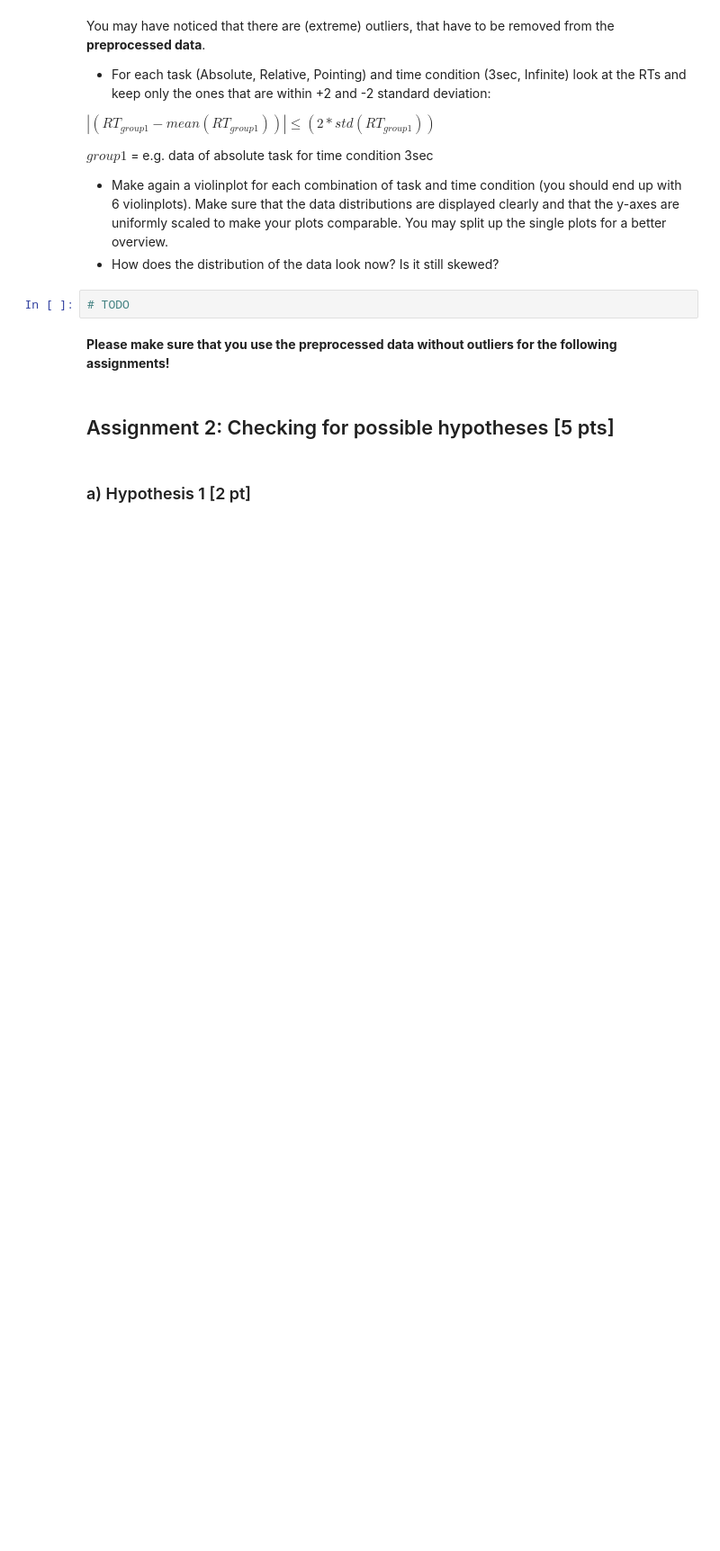
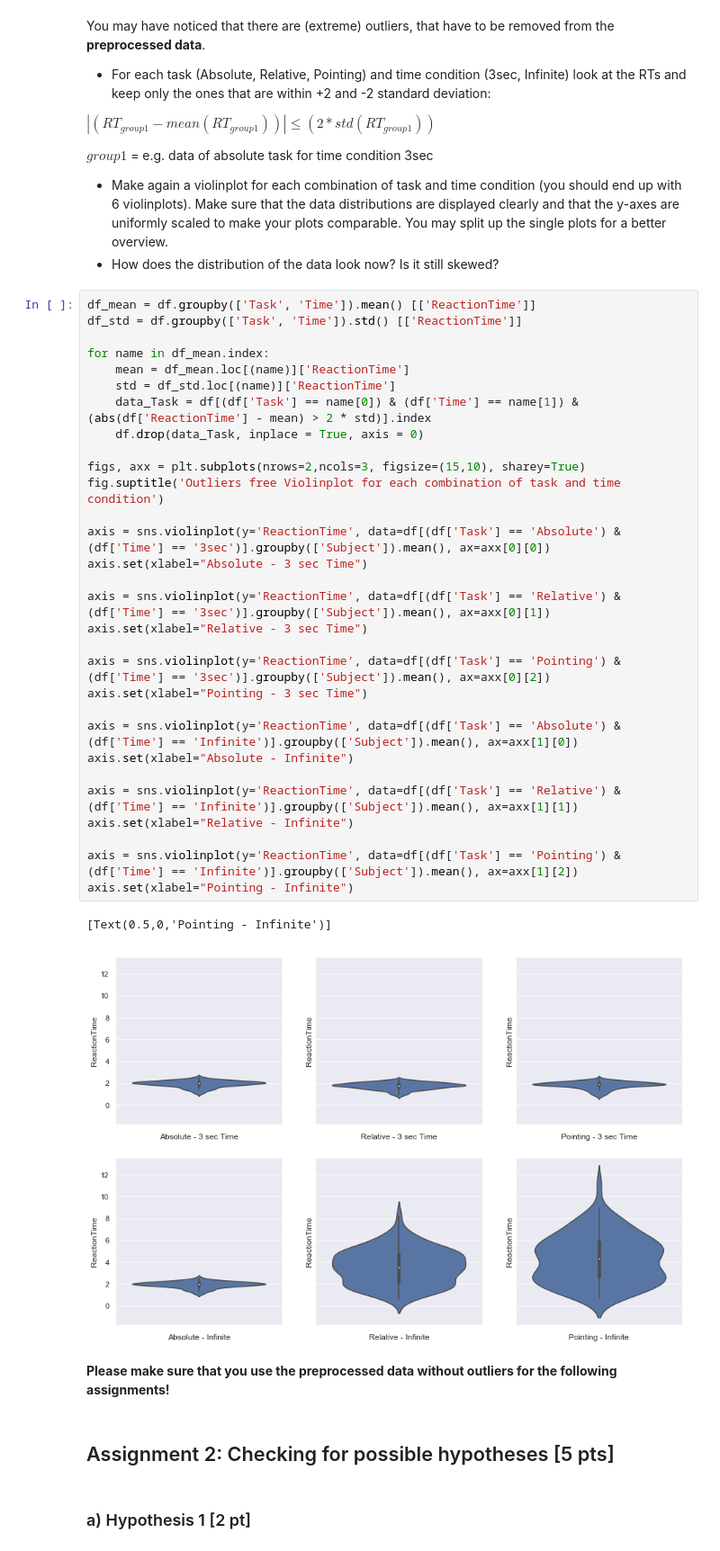
Before and after one commit to NBP-ACC/week-5-acc_7, a Jupyter notebook: sheet03-Copy1.ipynb, the cells around one changed output. Shown at 90% size. Drawn from its saved outputs; the diff is of its cells as text; blank space fills up the shorter version.

```diff
--- a/sheet03-Copy1.ipynb
+++ b/sheet03-Copy1.ipynb
@@ -117,8 +128,39 @@ $group1$ = e.g. data of absolute task for time condition 3sec
 
 - Make again a violinplot for each combination of task and time condition (you should end up with 6 violinplots). Make sure that the data distributions are displayed clearly and that the y-axes are uniformly scaled to make your plots comparable. You may split up the single plots for a better overview.
 - How does the distribution of the data look now? Is it still skewed?
-# %%
-# TODO
+# %%
+df_mean = df.groupby(['Task', 'Time']).mean() [['ReactionTime']]
+df_std = df.groupby(['Task', 'Time']).std() [['ReactionTime']]
+
+for name in df_mean.index:
+    mean = df_mean.loc[(name)]['ReactionTime']
+    std = df_std.loc[(name)]['ReactionTime']
+    data_Task = df[(df['Task'] == name[0]) & (df['Time'] == name[1]) & (abs(df['ReactionTime'] - mean) > 2 * std)].index
+    df.drop(data_Task, inplace = True, axis = 0)
+
+figs, axx = plt.subplots(nrows=2,ncols=3, figsize=(15,10), sharey=True)
+fig.suptitle('Outliers free Violinplot for each combination of task and time condition')
+
+axis = sns.violinplot(y='ReactionTime', data=df[(df['Task'] == 'Absolute') & (df['Time'] == '3sec')].groupby(['Subject']).mean(), ax=axx[0][0])
+axis.set(xlabel="Absolute - 3 sec Time")
+
+axis = sns.violinplot(y='ReactionTime', data=df[(df['Task'] == 'Relative') & (df['Time'] == '3sec')].groupby(['Subject']).mean(), ax=axx[0][1])
+axis.set(xlabel="Relative - 3 sec Time")
+
+axis = sns.violinplot(y='ReactionTime', data=df[(df['Task'] == 'Pointing') & (df['Time'] == '3sec')].groupby(['Subject']).mean(), ax=axx[0][2])
+axis.set(xlabel="Pointing - 3 sec Time")
+
+axis = sns.violinplot(y='ReactionTime', data=df[(df['Task'] == 'Absolute') & (df['Time'] == 'Infinite')].groupby(['Subject']).mean(), ax=axx[1][0])
+axis.set(xlabel="Absolute - Infinite")
+
+axis = sns.violinplot(y='ReactionTime', data=df[(df['Task'] == 'Relative') & (df['Time'] == 'Infinite')].groupby(['Subject']).mean(), ax=axx[1][1])
+axis.set(xlabel="Relative - Infinite")
+
+axis = sns.violinplot(y='ReactionTime', data=df[(df['Task'] == 'Pointing') & (df['Time'] == 'Infinite')].groupby(['Subject']).mean(), ax=axx[1][2])
+axis.set(xlabel="Pointing - Infinite")
+# %% [output]
+[Text(0.5,0,'Pointing - Infinite')]
+[figure, added]
 # %% [markdown]
 **Please make sure that you use the preprocessed data without outliers for the following assignments!**
 # %% [markdown]
```
Also changed, not shown: parts of 3 cells of this notebook.
